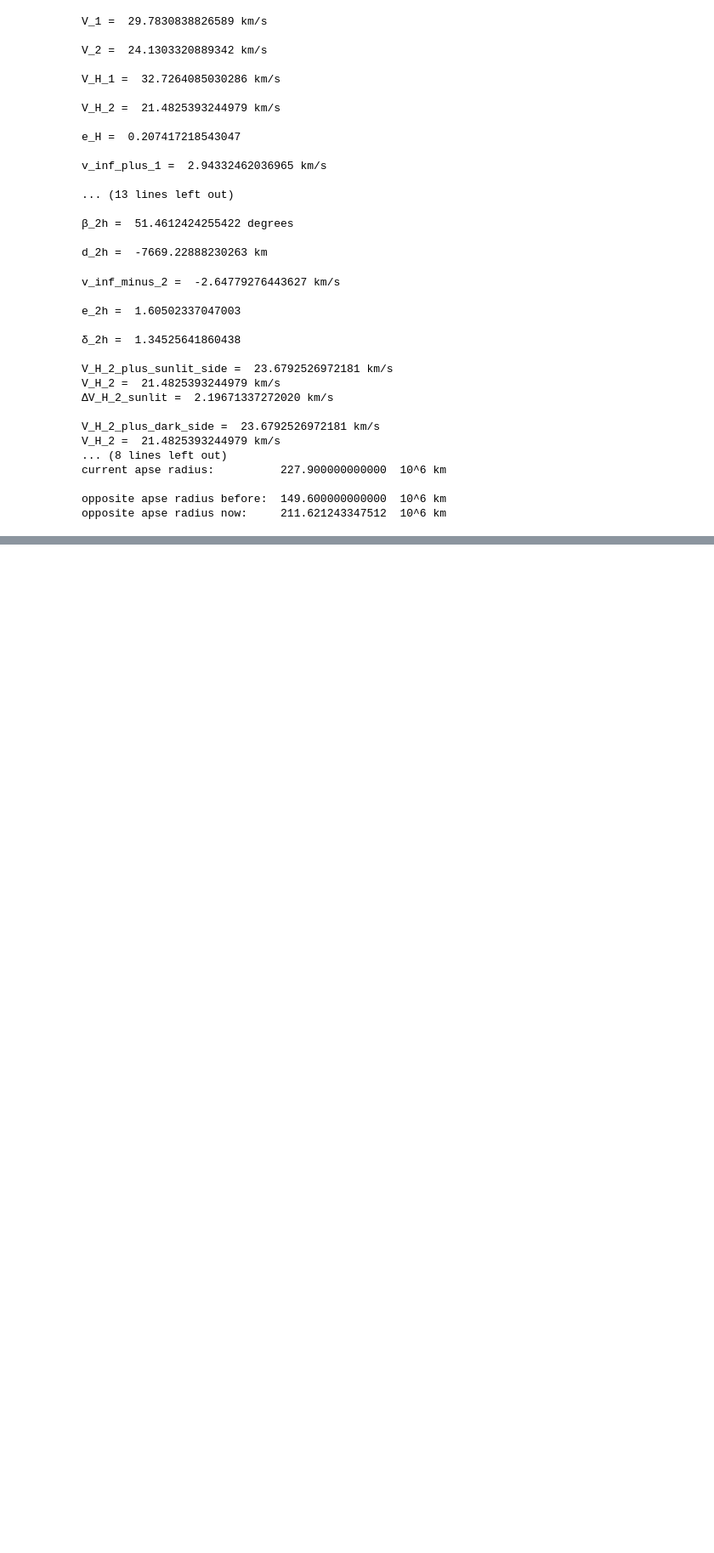
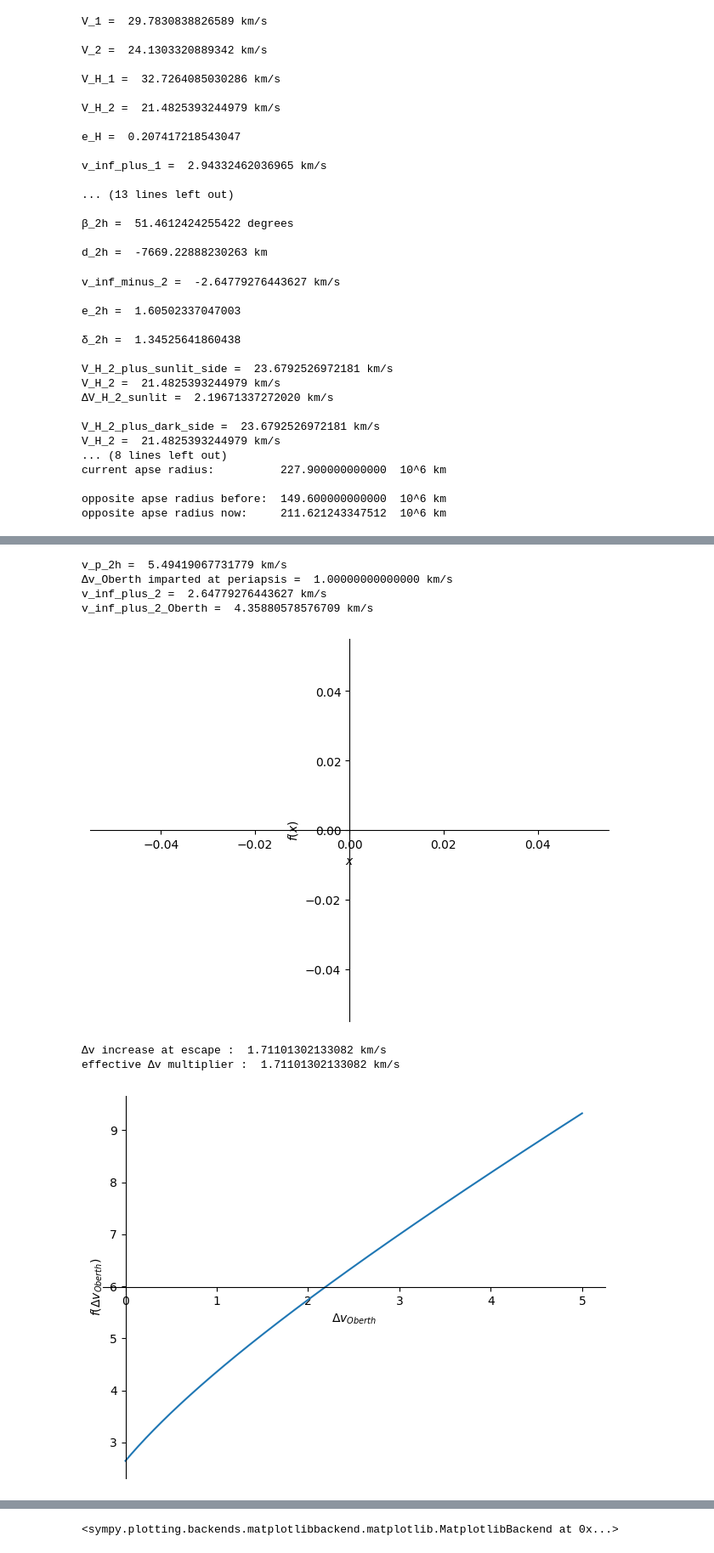
Before and after one commit to JacobASorensen/Orbital_Mechanics_Simulations, a Jupyter notebook: lectures/12_2-6_General_Interplanetary_Trajectories.ipynb, the cells around one changed output, grey strips where cells are left out. Shown at 85% size. Cells and saved outputs as stored; diff of their text form; code cells hidden in the pictures; blank space fills up the shorter version.

```diff
--- a/lectures/12_2-6_General_Interplanetary_Trajectories.ipynb
+++ b/lectures/12_2-6_General_Interplanetary_Trajectories.ipynb
@@ -486,0 +519,53 @@ opposite apse radius now:     211.621243347512  10^6 km
+# %%
+# Oberth Effect; Powered flyby effect
+
+Δv_Oberth = Symbol('Δv_Oberth')
+
+v_p_2h_Oberth = v_p_2h + Δv_Oberth
+
+new_values = values
+new_values.append(((Δv_Oberth, 1)))
+
+print('v_p_2h = ', v_p_2h.subs(new_values).evalf(), 'km/s')
+
+print('Δv_Oberth imparted at periapsis = ', Δv_Oberth.subs(new_values).evalf(), 'km/s')
+
+# Let us see how this affected the hyperbolic orbit
+
+r_p_2h_Oberth = r_p_2h # it remains unchanged
+
+ε_2h_Oberth = v_p_2h_Oberth**2 / 2 -  μ_2/r_p_2h_Oberth
+
+# now to calculate v_inf; excess hyperbolic energy
+
+v_inf_plus_2_Oberth = sqrt ( 2 * ε_2h_Oberth)
+
+v_inf_plus_2 = abs(v_inf_minus_2)
+
+print('v_inf_plus_2 = ', v_inf_plus_2.subs(new_values).evalf(), 'km/s')
+print('v_inf_plus_2_Oberth = ', v_inf_plus_2_Oberth.subs(new_values).evalf(), 'km/s')
+
+Δv_escape_increase = (v_inf_plus_2_Oberth - v_inf_plus_2)
+plot()
+print('Δv increase at escape : ',Δv_escape_increase.subs(new_values).evalf(), 'km/s')
+
+Δv_multiplier = Δv_escape_increase/Δv_Oberth
+
+print('effective Δv multiplier : ',Δv_multiplier.subs(new_values).evalf(), 'km/s')
+values.pop()
+
+plot(v_inf_plus_2_Oberth.subs(values).evalf(),(Δv_Oberth,0,5),title="Oberth Escape Velocity")
+
+plot(Δv_escape_increase.subs(values).evalf(),(Δv_Oberth,0,5),title="delta V output per input delta V")
+
+
+plot(Δv_multiplier.subs(values).evalf(),(Δv_Oberth,0,5),title="effective Delta V multiplier")
+# %% [output]
+v_p_2h =  5.49419067731779 km/s
+Δv_Oberth imparted at periapsis =  1.00000000000000 km/s
+v_inf_plus_2 =  2.64779276443627 km/s
+v_inf_plus_2_Oberth =  4.35880578576709 km/s
+[figure, added]
+Δv increase at escape :  1.71101302133082 km/s
+effective Δv multiplier :  1.71101302133082 km/s
+[figure, added]
@@ -486,0 +574 @@ opposite apse radius now:     211.621243347512  10^6 km
+<sympy.plotting.backends.matplotlibbackend.matplotlib.MatplotlibBackend at 0x...>
```
Also changed, not shown: parts of 2 cells of this notebook.
